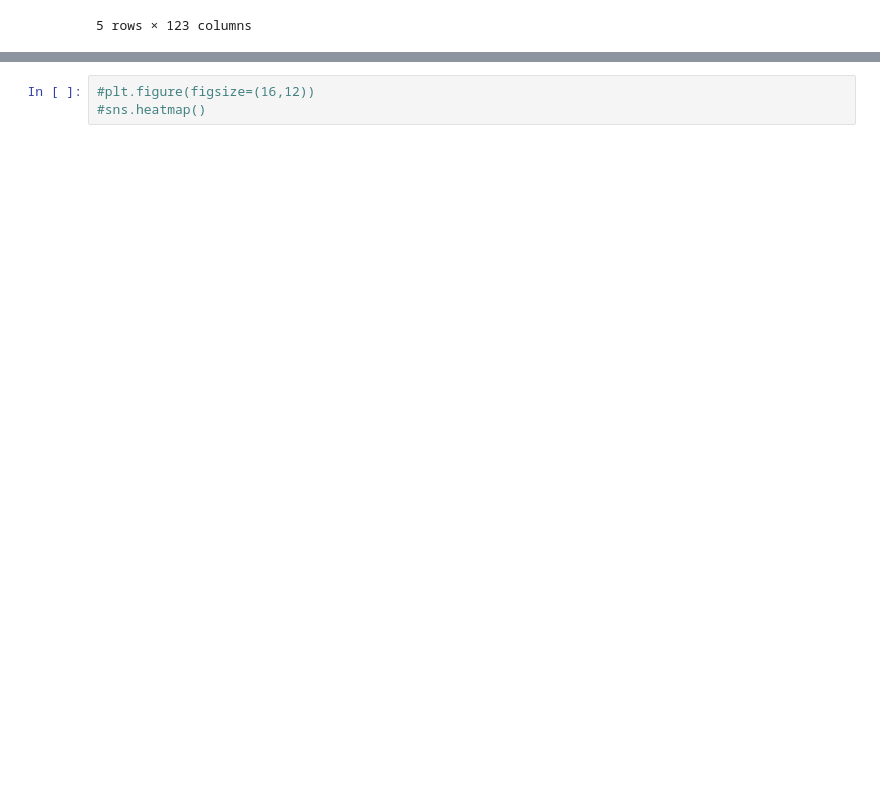
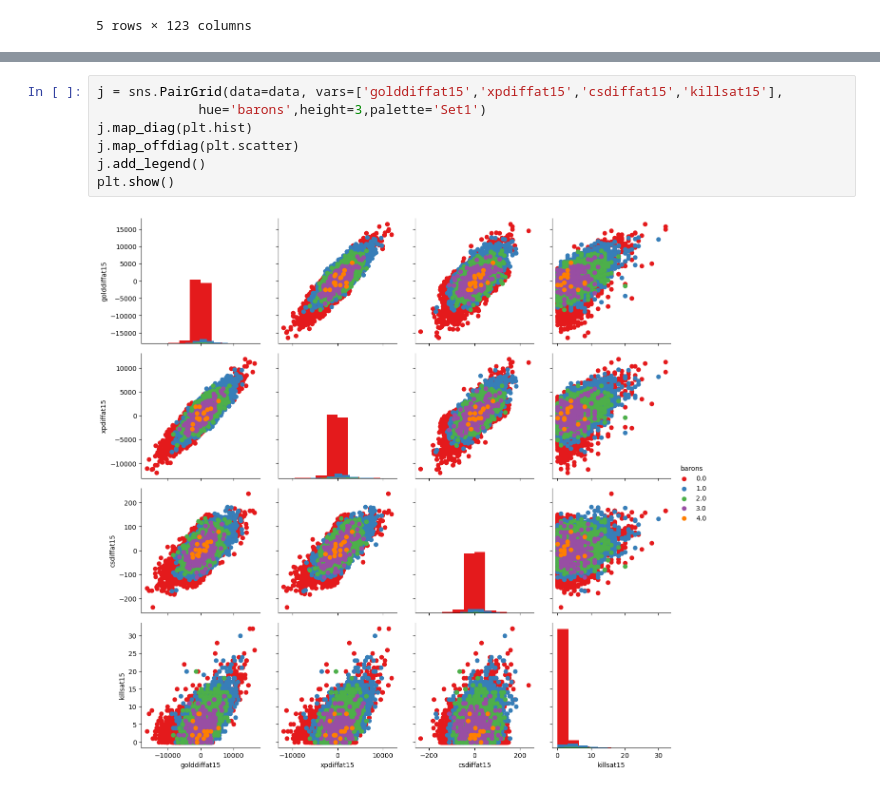
Before and after one commit to Momorhmn/Project2, a Jupyter notebook: lol.ipynb, the cells around one changed output, grey strips where cells are left out. Cells and saved outputs as stored; diff of their text form; blank space fills up the shorter version.

```diff
--- a/lol.ipynb
+++ b/lol.ipynb
@@ -108,3 +139,9 @@ plt.show()
 # %%
-#plt.figure(figsize=(16,12))
-#sns.heatmap()
+j = sns.PairGrid(data=data, vars=['golddiffat15','xpdiffat15','csdiffat15','killsat15'],
+             hue='barons',height=3,palette='Set1')
+j.map_diag(plt.hist)
+j.map_offdiag(plt.scatter)
+j.add_legend()
+plt.show()
+# %% [output]
+[figure, added]
```
Also changed, not shown: parts of 7 cells of this notebook.
